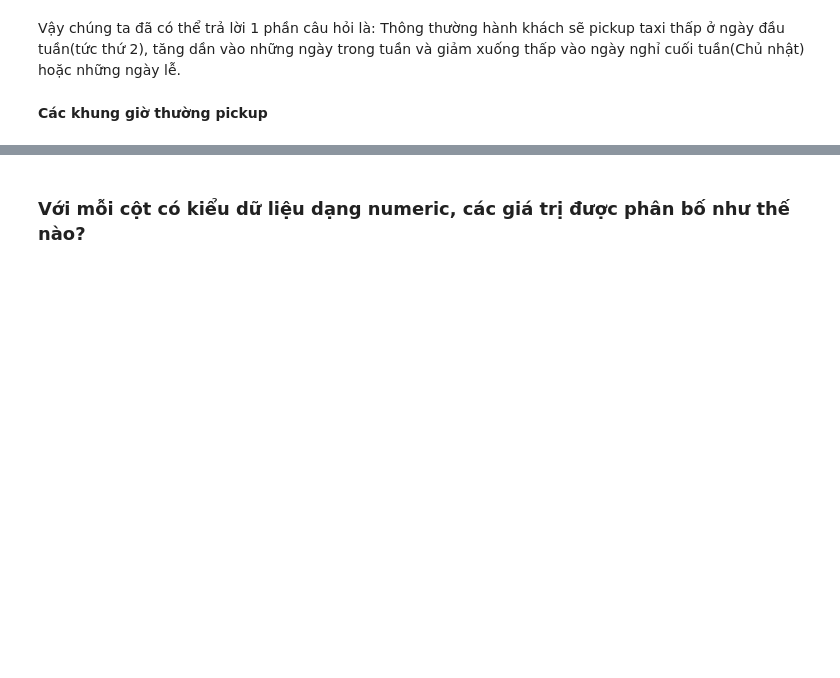
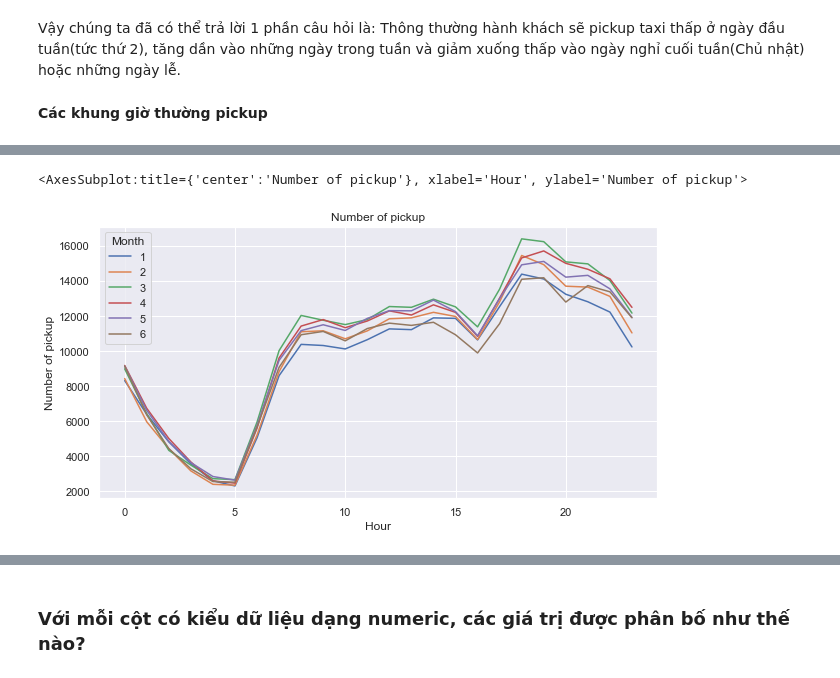
Before and after one commit to linh0303052/programming4DS, a Jupyter notebook: report.ipynb, the cells around one changed output, grey strips where cells are left out. Drawn from its saved outputs; the diff is of its cells as text; code cells hidden in the pictures; blank space fills up the shorter version.

```diff
--- a/report.ipynb
+++ b/report.ipynb
@@ -256,0 +257,5 @@ time_pickup.groupby(['Hour']).size().plot(kind='line', title='Visualize number p
+# %%
+time_pickup.groupby(['Hour', 'Month']).size().unstack().plot(kind='line', title='Number of pickup', figsize=(10, 5), legend=True,ylabel='Number of pickup')
+# %% [output]
+<AxesSubplot:title={'center':'Number of pickup'}, xlabel='Hour', ylabel='Number of pickup'>
+[figure, added]
```
Also changed, not shown: parts of 11 cells of this notebook.
